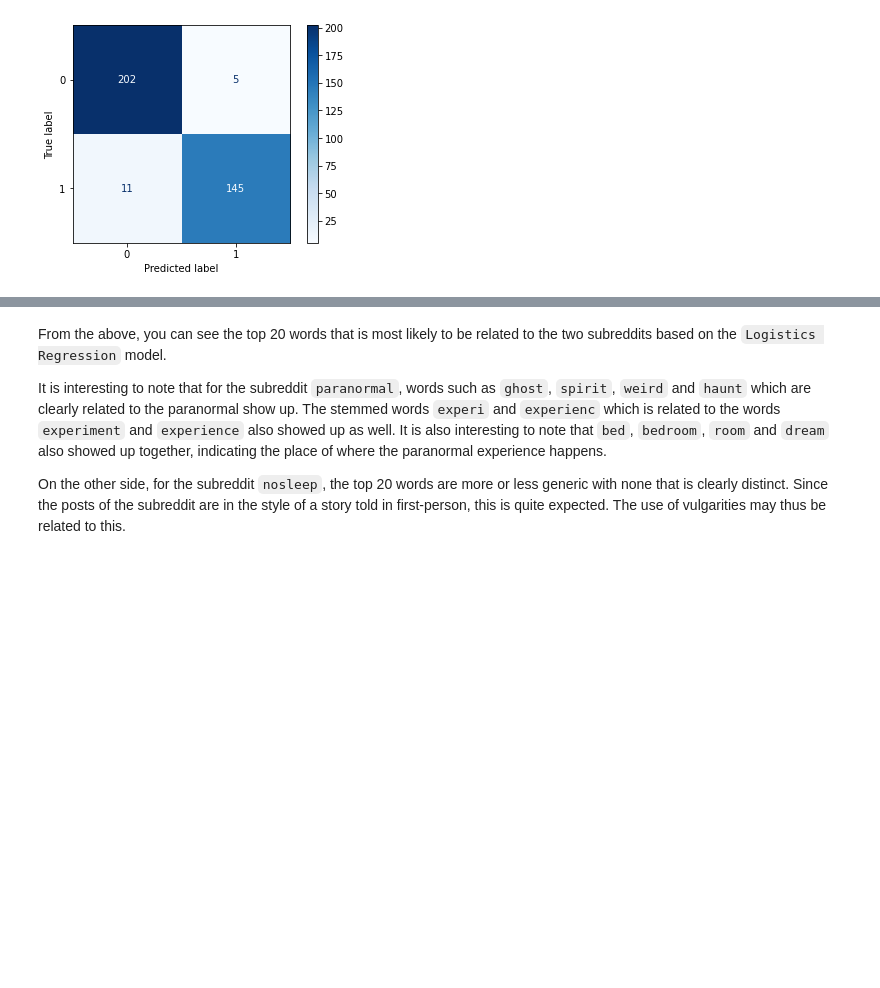
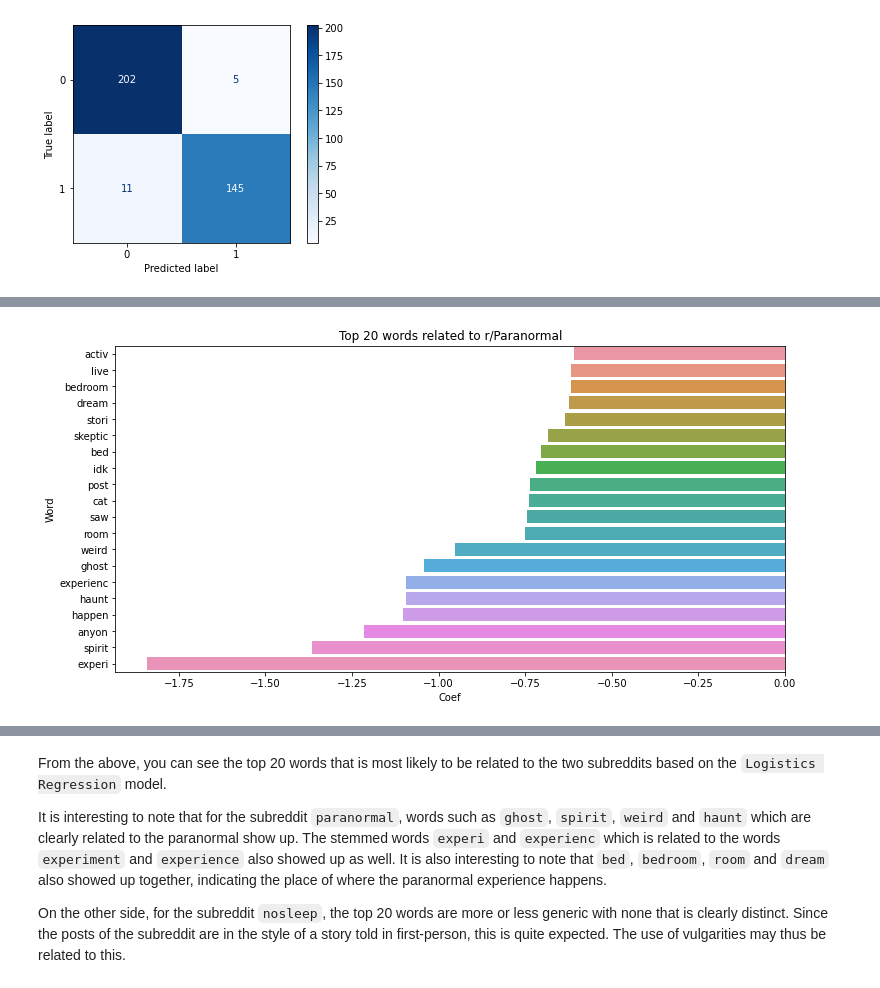
Before and after one commit to Yongfahaik/GA_projects, a Jupyter notebook: project_3/code/03_Modelling_and_Analysis.ipynb, the cells around one changed output, grey strips where cells are left out. Cells and saved outputs as stored; diff of their text form; code cells hidden in the pictures; blank space fills up the shorter version.

```diff
--- a/project_3/code/03_Modelling_and_Analysis.ipynb
+++ b/project_3/code/03_Modelling_and_Analysis.ipynb
@@ -1008 +1018,8 @@ display(word_coef.sort_values('Coef', ascending=False).tail(20))
+# %%
+# plot of top 20 words related to the target subreddit nosleep
+plt.figure(figsize=(12, 6));
+plt.title('Top 20 words related to r/Paranormal')
+sns.barplot(x = 'Coef', y = 'Word', data=word_coef_paranormal);
+# %% [output]
+[figure, added]
 # %%
```
Also changed, not shown: parts of 16 cells of this notebook, 4 other files.
